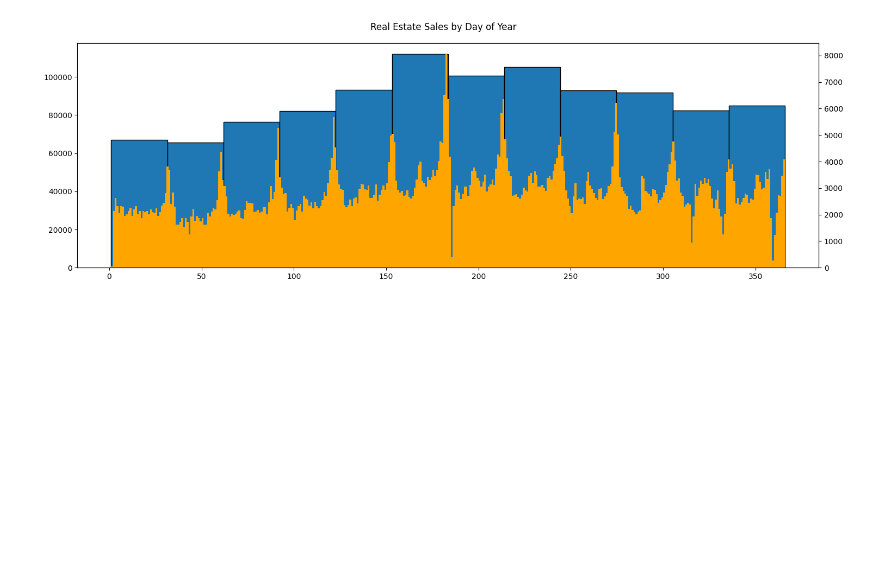
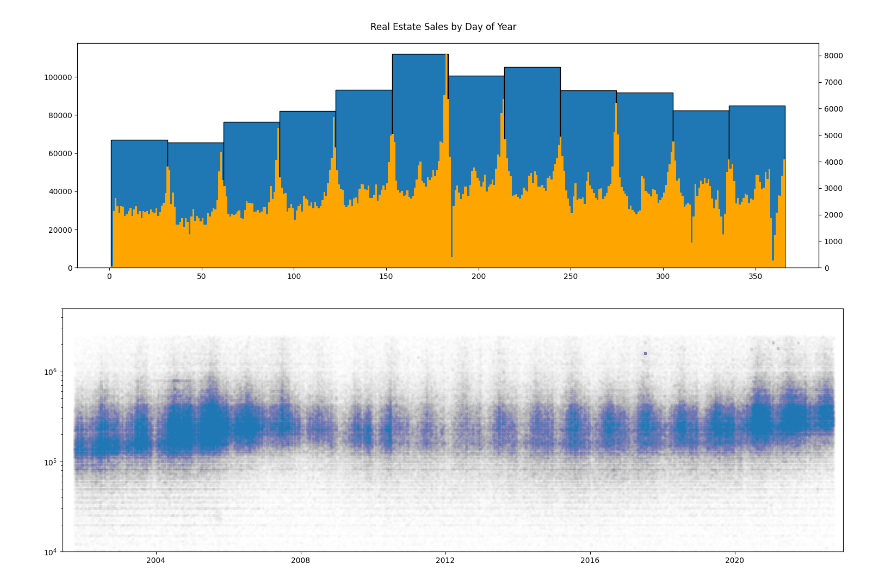
Before and after one commit to mister-scott/predictive-edu, a Jupyter notebook: Real Estate Dataset/Real_Estate_Dataset.ipynb, the cells around one changed output. Drawn from its saved outputs; the diff is of its cells as text; code cells hidden in the pictures; blank space fills up the shorter version.

```diff
--- a/Real Estate Dataset/Real_Estate_Dataset.ipynb
+++ b/Real Estate Dataset/Real_Estate_Dataset.ipynb
@@ -15,10 +15,11 @@ import numpy as np
 
 sales = pd.DataFrame({'Date Recorded':real_estate['Date Recorded']})
 sales = sales[sales['Date Recorded'].notna()]
-sales['doy'] = sales['Date Recorded'].map(lambda x: datetime.strptime(str(x), '%m/%d/%Y').timetuple().tm_yday)
-sales['year'] = sales['Date Recorded'].map(lambda x: datetime.strptime(str(x), '%m/%d/%Y').year)
+sales['date'] = sales['Date Recorded'].map(lambda x: datetime.strptime(str(x), '%m/%d/%Y'))
+sales['doy'] = sales['date'].map(lambda x: x.timetuple().tm_yday)
+sales['year'] = sales['date'].map(lambda x: x.year)
 sales['soldprice'] = real_estate['Sale Amount']
-sales['asseseedvalue'] = real_estate['Assessed Value']
+sales['assesedvalue'] = real_estate['Assessed Value']
 # %%
 # salesgroup = sales.groupby(['year', 'doy']).size()
 salesgroup = sales['doy']
@@ -35,3 +36,12 @@ _ax = ax.hist(list(salesgroup), bins=12, histtype='bar', ec='black')# density=Tr
 _ax2 = ax2.hist(list(salesgroup), bins=365,color='orange')#, density=True, histtype='step', color='black', linewidth=2)
 # %% [output]
 [figure]
+# %%
+
+fig,ax = plt.subplots(1,1, sharey=False, tight_layout=True, figsize=(15, 5))
+ax.scatter(x=sales[sales['soldprice']<2.5e6]['date'],y=sales[sales['soldprice']<2.5e6]['soldprice'],alpha=0.004,s=10)
+ax.set_xlim([datetime(2001,6,1),datetime(2023,1,1)])
+ax.set_ylim([1E4,5e6])
+ax.set_yscale('log')
+# %% [output]
+[figure, added]
```
Also changed, not shown: 6 other files.
